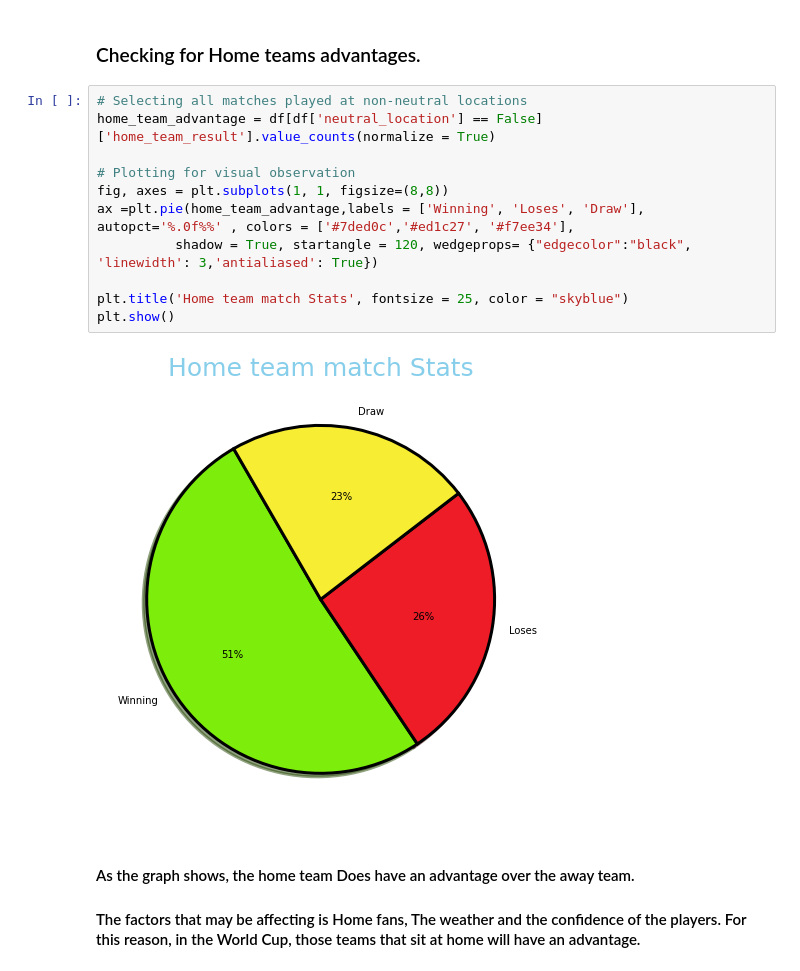
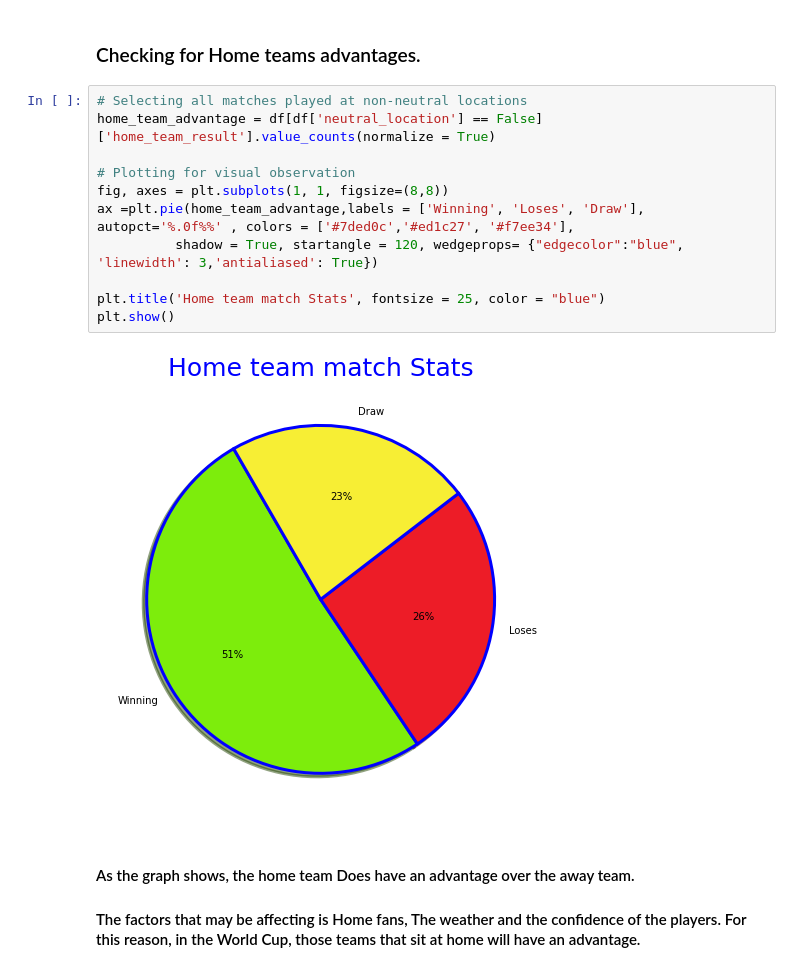
Before and after one commit to Dalton-Rohil/FIFA-2022-Predictions, a Jupyter notebook: Data Preparation & EDA.ipynb, the cells around one changed output. Drawn from its saved outputs; the diff is of its cells as text.

```diff
--- a/Data Preparation & EDA.ipynb
+++ b/Data Preparation & EDA.ipynb
@@ -209,16 +209,16 @@ Text(0.5, 1.0, 'Top 10 Defense Teams')
 # %%
 # Selecting all matches played at non-neutral locations
 home_team_advantage = df[df['neutral_location'] == False]['home_team_result'].value_counts(normalize = True)
 
 # Plotting for visual observation
 fig, axes = plt.subplots(1, 1, figsize=(8,8))
 ax =plt.pie(home_team_advantage,labels = ['Winning', 'Loses', 'Draw'], autopct='%.0f%%' , colors = ['#7ded0c','#ed1c27', '#f7ee34'],
-          shadow = True, startangle = 120, wedgeprops= {"edgecolor":"black", 'linewidth': 3,'antialiased': True})
+          shadow = True, startangle = 120, wedgeprops= {"edgecolor":"blue", 'linewidth': 3,'antialiased': True})
 
-plt.title('Home team match Stats', fontsize = 25, color = "skyblue")
+plt.title('Home team match Stats', fontsize = 25, color = "blue")
 plt.show()
 # %% [output]
-[figure, old version]
+[figure, new version]
 # %% [markdown]
 #### As the graph shows, the home team Does have an advantage over the away team.
 #### The factors that may be affecting is Home fans, The weather and the confidence of the players. For this reason, in the World Cup, those teams that sit at home will have an advantage.
```
Also changed, not shown: parts of 57 cells of this notebook.
